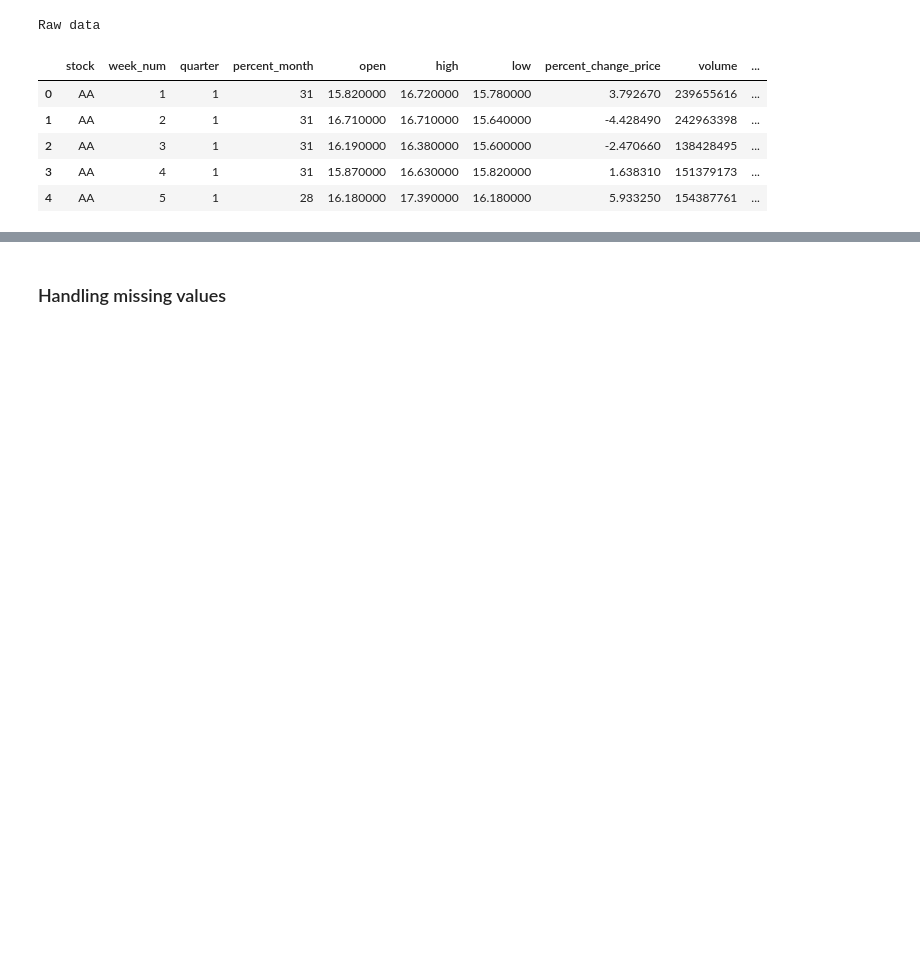
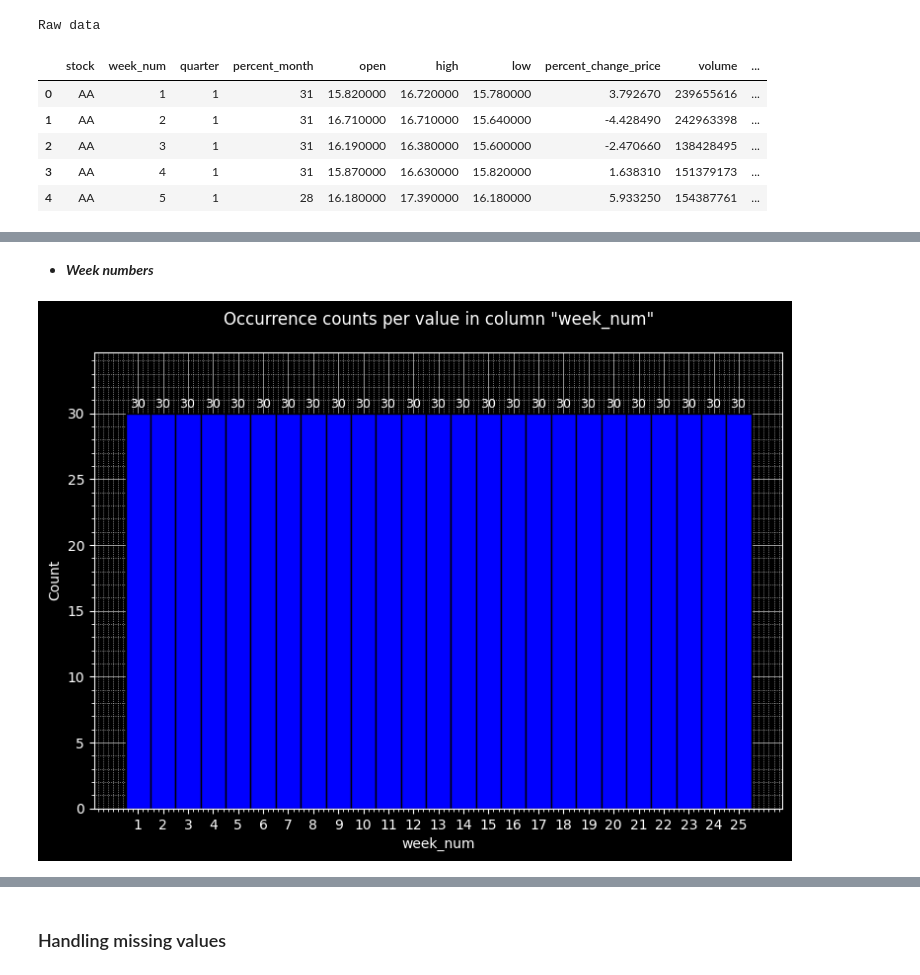
Before and after one commit to eliocpereira95/DSU-Recruitment-Challenges, a Jupyter notebook: submission.ipynb, the cells around one changed output, grey strips where cells are left out. Saved outputs shown, nothing was run; the diff lists cells and outputs as text; code cells hidden in the pictures; blank space fills up the shorter version.

```diff
--- a/submission.ipynb
+++ b/submission.ipynb
@@ -292,0 +343,13 @@ def hisplot_custom(
+# %% [markdown]
+* ***Week numbers***
+# %%
+# ---> Plot
+
+hisplot_custom(
+    df=data,
+    col="week_num",
+    col_dtype=str,
+    stat="count",
+)
+# %% [output]
+[figure, added]
```
Also changed, not shown: parts of 25 cells of this notebook.
